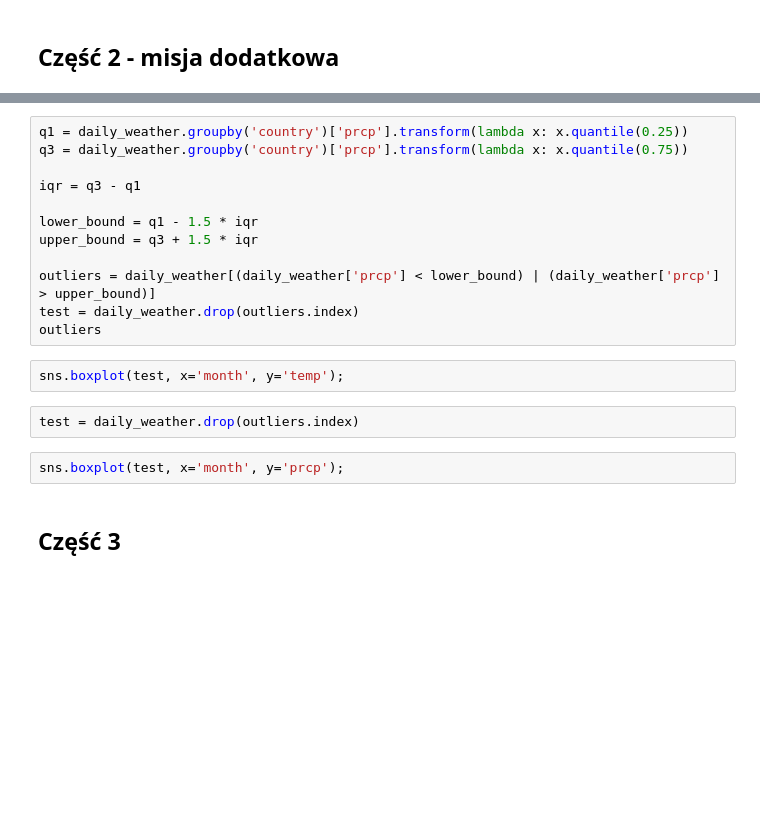
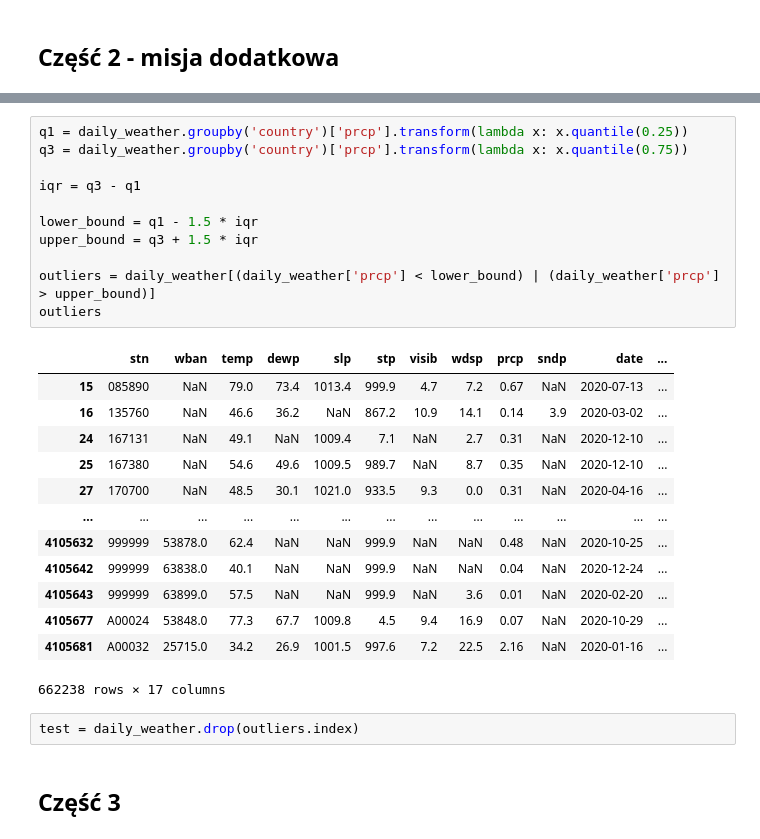
Before and after one commit to Matio004/PodstawyPrzetwarzaniaDuzychZbiorowDanych, a Jupyter notebook: zad2.ipynb, the cells around one changed output, grey strips where cells are left out. Saved outputs shown, nothing was run; the diff lists cells and outputs as text; blank space fills up the shorter version.

```diff
--- a/zad2.ipynb
+++ b/zad2.ipynb
@@ -62,21 +103,30 @@ outliers
 # %%
 q1 = daily_weather.groupby('country')['prcp'].transform(lambda x: x.quantile(0.25))
 q3 = daily_weather.groupby('country')['prcp'].transform(lambda x: x.quantile(0.75))
 
 iqr = q3 - q1
 
 lower_bound = q1 - 1.5 * iqr
 upper_bound = q3 + 1.5 * iqr
 
 outliers = daily_weather[(daily_weather['prcp'] < lower_bound) | (daily_weather['prcp'] > upper_bound)]
-test = daily_weather.drop(outliers.index)
 outliers
+# %% [output]
+|  | stn | wban | temp | dewp | slp | stp | visib | wdsp | prcp | sndp | date | ... |
+| 15 | 085890 | NaN | 79.0 | 73.4 | 1013.4 | 999.9 | 4.7 | 7.2 | 0.67 | NaN | 2020-07-13 | ... |
+| 16 | 135760 | NaN | 46.6 | 36.2 | NaN | 867.2 | 10.9 | 14.1 | 0.14 | 3.9 | 2020-03-02 | ... |
+| 24 | 167131 | NaN | 49.1 | NaN | 1009.4 | 7.1 | NaN | 2.7 | 0.31 | NaN | 2020-12-10 | ... |
+| 25 | 167380 | NaN | 54.6 | 49.6 | 1009.5 | 989.7 | NaN | 8.7 | 0.35 | NaN | 2020-12-10 | ... |
+| 27 | 170700 | NaN | 48.5 | 30.1 | 1021.0 | 933.5 | 9.3 | 0.0 | 0.31 | NaN | 2020-04-16 | ... |
+| ... | ... | ... | ... | ... | ... | ... | ... | ... | ... | ... | ... | ... |
+| 4105632 | 999999 | 53878.0 | 62.4 | NaN | NaN | 999.9 | NaN | NaN | 0.48 | NaN | 2020-10-25 | ... |
+| 4105642 | 999999 | 63838.0 | 40.1 | NaN | NaN | 999.9 | NaN | NaN | 0.04 | NaN | 2020-12-24 | ... |
+| 4105643 | 999999 | 63899.0 | 57.5 | NaN | NaN | 999.9 | NaN | 3.6 | 0.01 | NaN | 2020-02-20 | ... |
+| 4105677 | A00024 | 53848.0 | 77.3 | 67.7 | 1009.8 | 4.5 | 9.4 | 16.9 | 0.07 | NaN | 2020-10-29 | ... |
+| 4105681 | A00032 | 25715.0 | 34.2 | 26.9 | 1001.5 | 997.6 | 7.2 | 22.5 | 2.16 | NaN | 2020-01-16 | ... |
+662238 rows × 17 columns
-# %%
-sns.boxplot(test, x='month', y='temp');
 # %%
 test = daily_weather.drop(outliers.index)
-# %%
-sns.boxplot(test, x='month', y='prcp');
 # %% [markdown]
 ## Część 3
 # %% [markdown]
```
Also changed, not shown: parts of 23 cells of this notebook.
